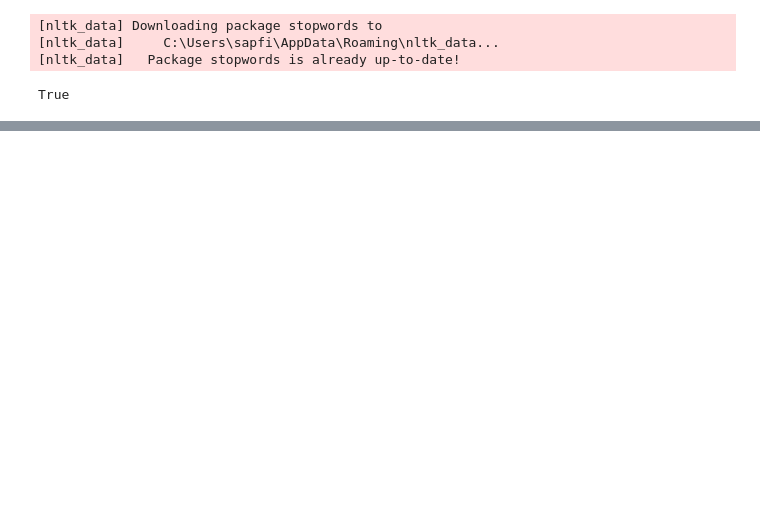
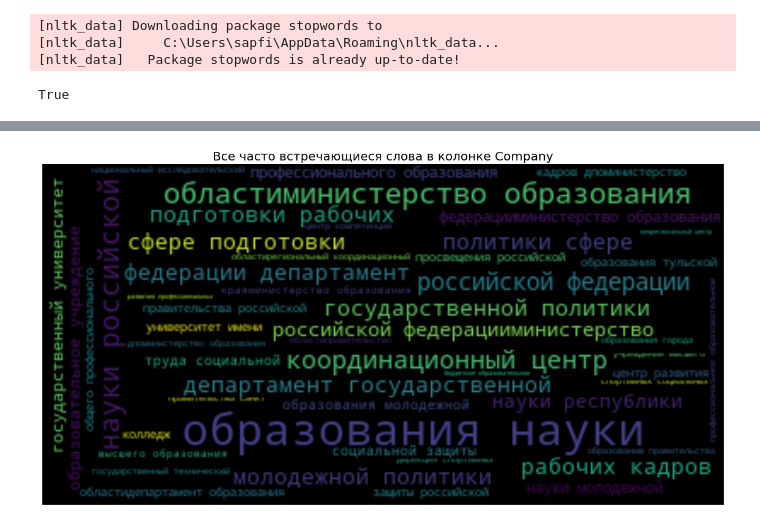
Before and after one commit to lSAPFil/Python-ML, a Jupyter notebook: Untitled.ipynb, the cells around one changed output, grey strips where cells are left out. Saved outputs shown, nothing was run; the diff lists cells and outputs as text; code cells hidden in the pictures; blank space fills up the shorter version.

```diff
--- a/Untitled.ipynb
+++ b/Untitled.ipynb
@@ -304,0 +157,13 @@ SVC()
+# %%
+text = data["Company"].str.cat()
+plt.figure(figsize = (20, 20))
+# Create and generate a word cloud image:
+wordcloud = WordCloud().generate(text)
+
+# Display the generated image:
+plt.imshow(wordcloud, interpolation='bilinear')
+plt.axis("off")
+plt.title("Все часто встречающиеся слова в колонке Company", fontsize = 20)
+plt.show()
+# %% [output]
+[figure, added]
```
Also changed, not shown: parts of 87 cells of this notebook.
